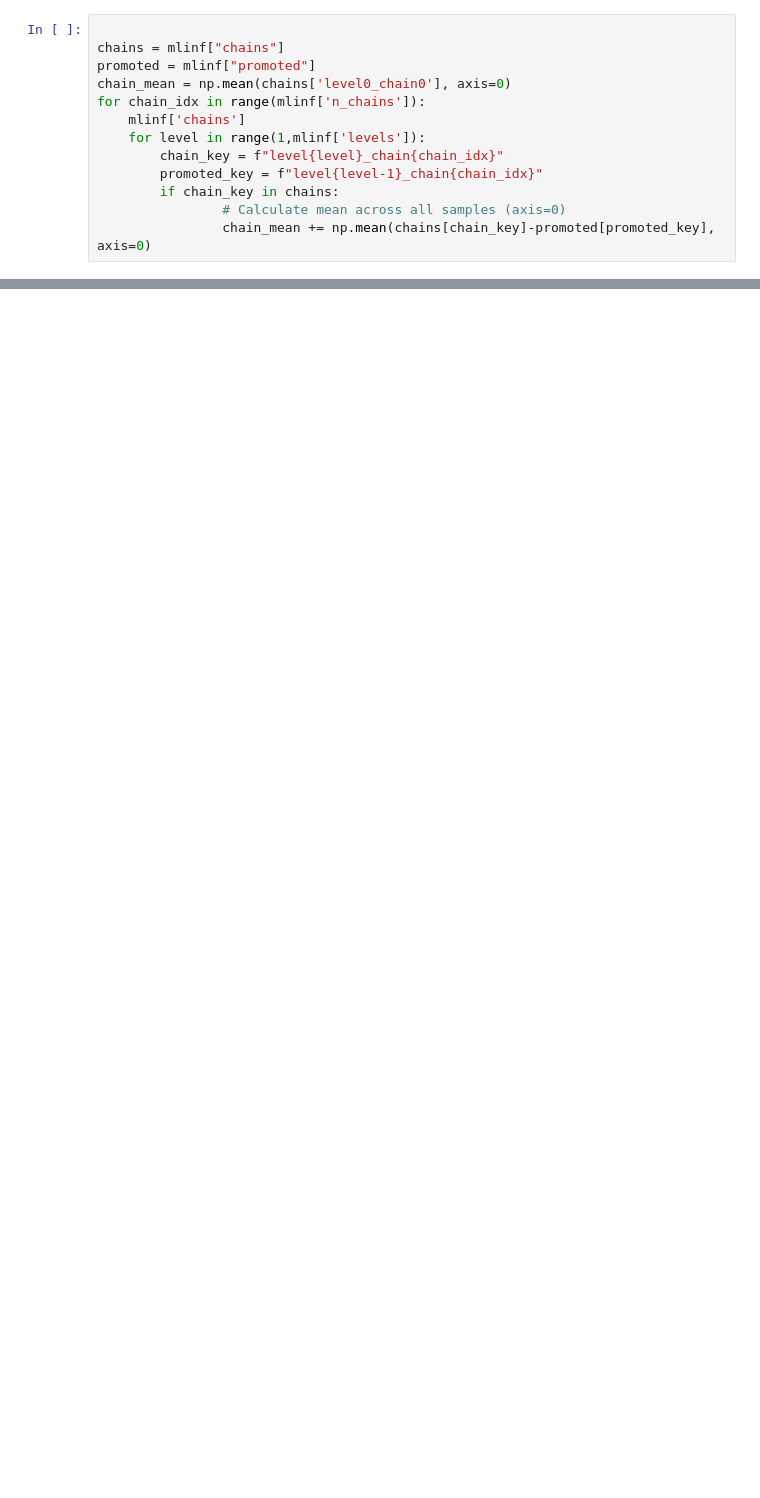
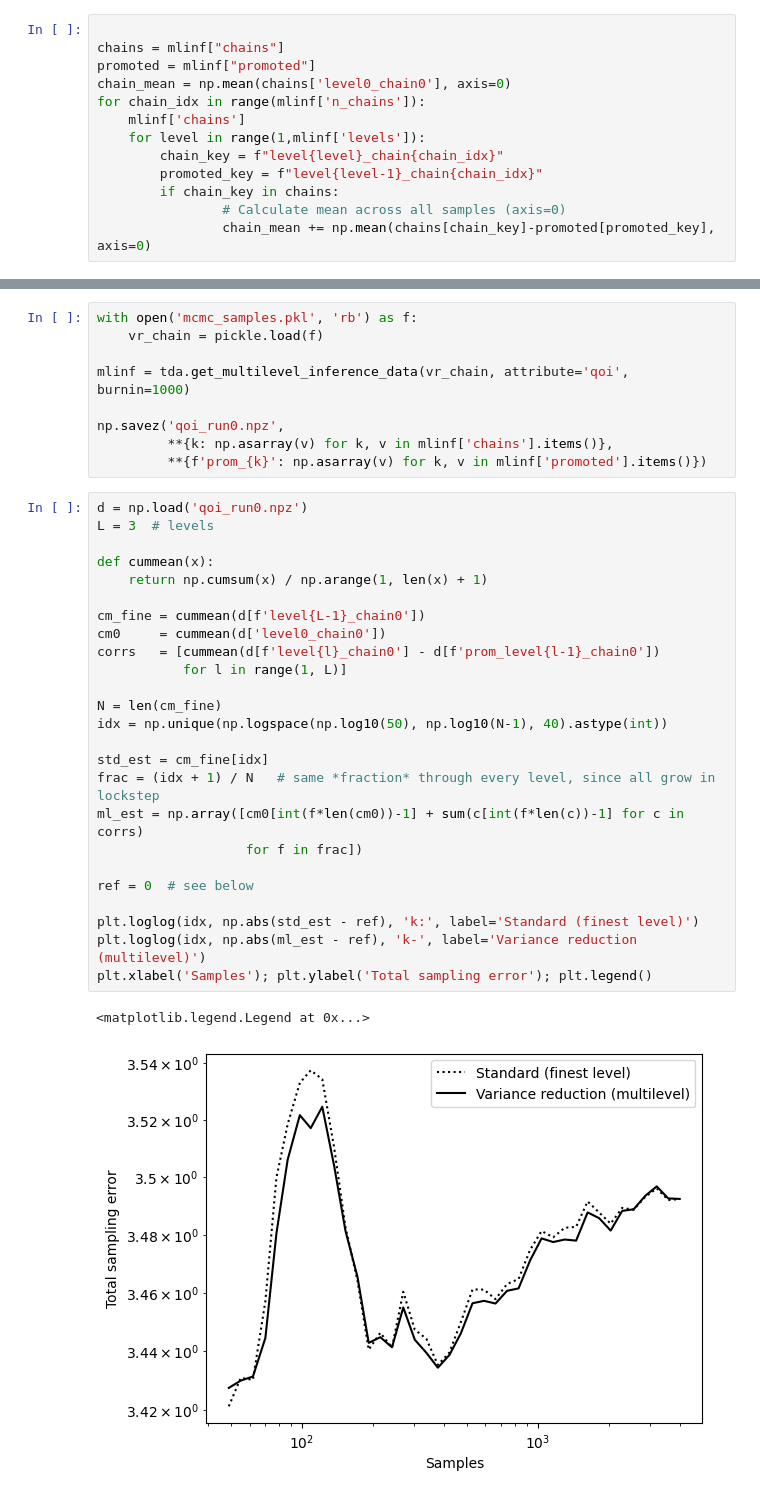
Before and after one commit to louisekluge/tinyDA, a Jupyter notebook: examples/Multilevel Delayed Acceptance including Variance Reduction.ipynb, the cells around one changed output, grey strips where cells are left out. Drawn from its saved outputs; the diff is of its cells as text; blank space fills up the shorter version.

Commit message:
variance reduction notebook

```diff
--- a/examples/Multilevel Delayed Acceptance including Variance Reduction.ipynb
+++ b/examples/Multilevel Delayed Acceptance including Variance Reduction.ipynb
@@ -234,0 +250,37 @@ np.abs(Q_true-chain_mean)
+# %%
+with open('mcmc_samples.pkl', 'rb') as f:
+    vr_chain = pickle.load(f)
+
+mlinf = tda.get_multilevel_inference_data(vr_chain, attribute='qoi', burnin=1000)
+
+np.savez('qoi_run0.npz',
+         **{k: np.asarray(v) for k, v in mlinf['chains'].items()},
+         **{f'prom_{k}': np.asarray(v) for k, v in mlinf['promoted'].items()})
+# %%
+d = np.load('qoi_run0.npz')
+L = 3  # levels
+
+def cummean(x):
+    return np.cumsum(x) / np.arange(1, len(x) + 1)
+
+cm_fine = cummean(d[f'level{L-1}_chain0'])
+cm0     = cummean(d['level0_chain0'])
+corrs   = [cummean(d[f'level{l}_chain0'] - d[f'prom_level{l-1}_chain0'])
+           for l in range(1, L)]
+
+N = len(cm_fine)
+idx = np.unique(np.logspace(np.log10(50), np.log10(N-1), 40).astype(int))
+
+std_est = cm_fine[idx]
+frac = (idx + 1) / N   # same *fraction* through every level, since all grow in lockstep
+ml_est = np.array([cm0[int(f*len(cm0))-1] + sum(c[int(f*len(c))-1] for c in corrs)
+                   for f in frac])
+
+ref = 0  # see below
+
+plt.loglog(idx, np.abs(std_est - ref), 'k:', label='Standard (finest level)')
+plt.loglog(idx, np.abs(ml_est - ref), 'k-', label='Variance reduction (multilevel)')
+plt.xlabel('Samples'); plt.ylabel('Total sampling error'); plt.legend()
+# %% [output]
+<matplotlib.legend.Legend at 0x...>
+[figure, added]
```
Also changed, not shown: parts of 7 cells of this notebook.
